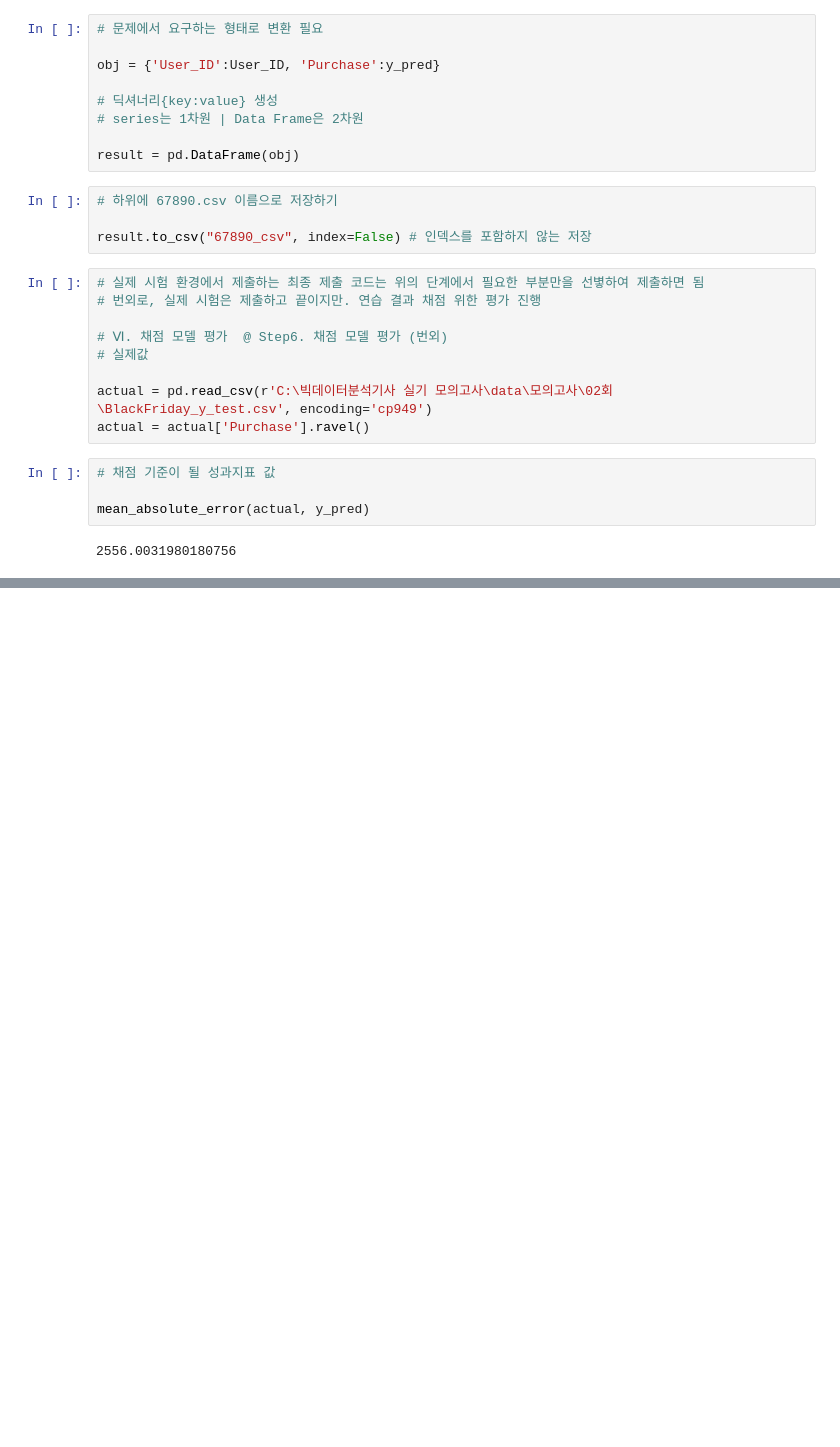
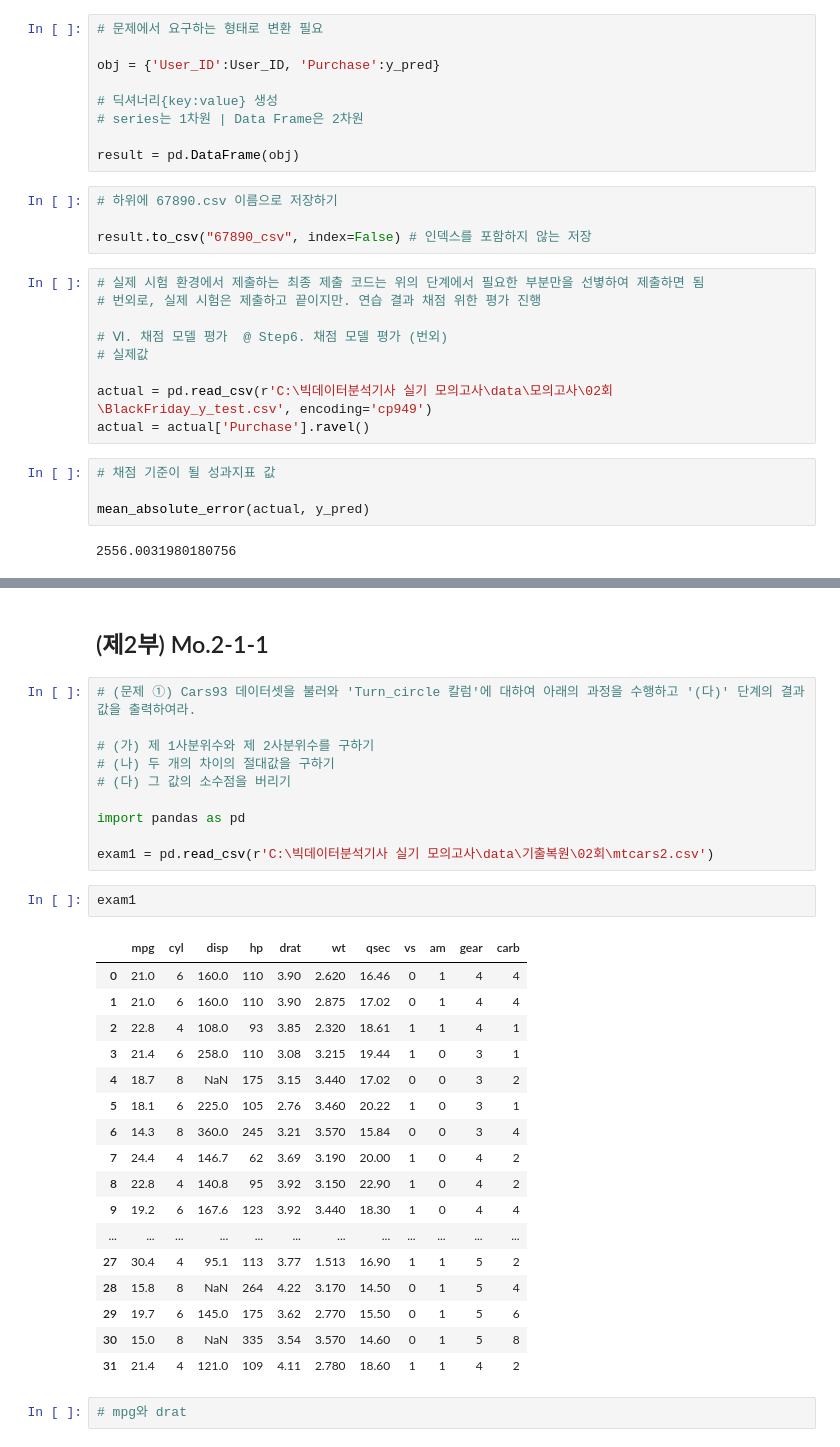
Before and after one commit to MumJetty/BigData, a Jupyter notebook: My Project/gfi01.ipynb, the cells around one changed output, grey strips where cells are left out. Cells and saved outputs as stored; diff of their text form; blank space fills up the shorter version.

```diff
--- a/My Project/gfi01.ipynb
+++ b/My Project/gfi01.ipynb
@@ -1589,0 +2364,34 @@ mean_absolute_error(actual, y_pred)
+# %% [markdown]
+## (제2부) Mo.2-1-1
+# %%
+# (문제 ①) Cars93 데이터셋을 불러와 'Turn_circle 칼럼'에 대하여 아래의 과정을 수행하고 '(다)' 단계의 결과값을 출력하여라.
+
+# (가) 제 1사분위수와 제 2사분위수를 구하기
+# (나) 두 개의 차이의 절대값을 구하기
+# (다) 그 값의 소수점을 버리기
+
+import pandas as pd
+
+exam1 = pd.read_csv(r'C:\빅데이터분석기사 실기 모의고사\data\기출복원\02회\mtcars2.csv')
+# %%
+exam1
+# %% [output]
+|  | mpg | cyl | disp | hp | drat | wt | qsec | vs | am | gear | carb |
+| 0 | 21.0 | 6 | 160.0 | 110 | 3.90 | 2.620 | 16.46 | 0 | 1 | 4 | 4 |
+| 1 | 21.0 | 6 | 160.0 | 110 | 3.90 | 2.875 | 17.02 | 0 | 1 | 4 | 4 |
+| 2 | 22.8 | 4 | 108.0 | 93 | 3.85 | 2.320 | 18.61 | 1 | 1 | 4 | 1 |
+| 3 | 21.4 | 6 | 258.0 | 110 | 3.08 | 3.215 | 19.44 | 1 | 0 | 3 | 1 |
+| 4 | 18.7 | 8 | NaN | 175 | 3.15 | 3.440 | 17.02 | 0 | 0 | 3 | 2 |
+| 5 | 18.1 | 6 | 225.0 | 105 | 2.76 | 3.460 | 20.22 | 1 | 0 | 3 | 1 |
+| 6 | 14.3 | 8 | 360.0 | 245 | 3.21 | 3.570 | 15.84 | 0 | 0 | 3 | 4 |
+| 7 | 24.4 | 4 | 146.7 | 62 | 3.69 | 3.190 | 20.00 | 1 | 0 | 4 | 2 |
+| 8 | 22.8 | 4 | 140.8 | 95 | 3.92 | 3.150 | 22.90 | 1 | 0 | 4 | 2 |
+| 9 | 19.2 | 6 | 167.6 | 123 | 3.92 | 3.440 | 18.30 | 1 | 0 | 4 | 4 |
+| ... | ... | ... | ... | ... | ... | ... | ... | ... | ... | ... | ... |
+| 27 | 30.4 | 4 | 95.1 | 113 | 3.77 | 1.513 | 16.90 | 1 | 1 | 5 | 2 |
+| 28 | 15.8 | 8 | NaN | 264 | 4.22 | 3.170 | 14.50 | 0 | 1 | 5 | 4 |
+| 29 | 19.7 | 6 | 145.0 | 175 | 3.62 | 2.770 | 15.50 | 0 | 1 | 5 | 6 |
+| 30 | 15.0 | 8 | NaN | 335 | 3.54 | 3.570 | 14.60 | 0 | 1 | 5 | 8 |
+| 31 | 21.4 | 4 | 121.0 | 109 | 4.11 | 2.780 | 18.60 | 1 | 1 | 4 | 2 |
+# %%
+# mpg와 drat
```
Also changed, not shown: parts of 84 cells of this notebook, 1 other file.
